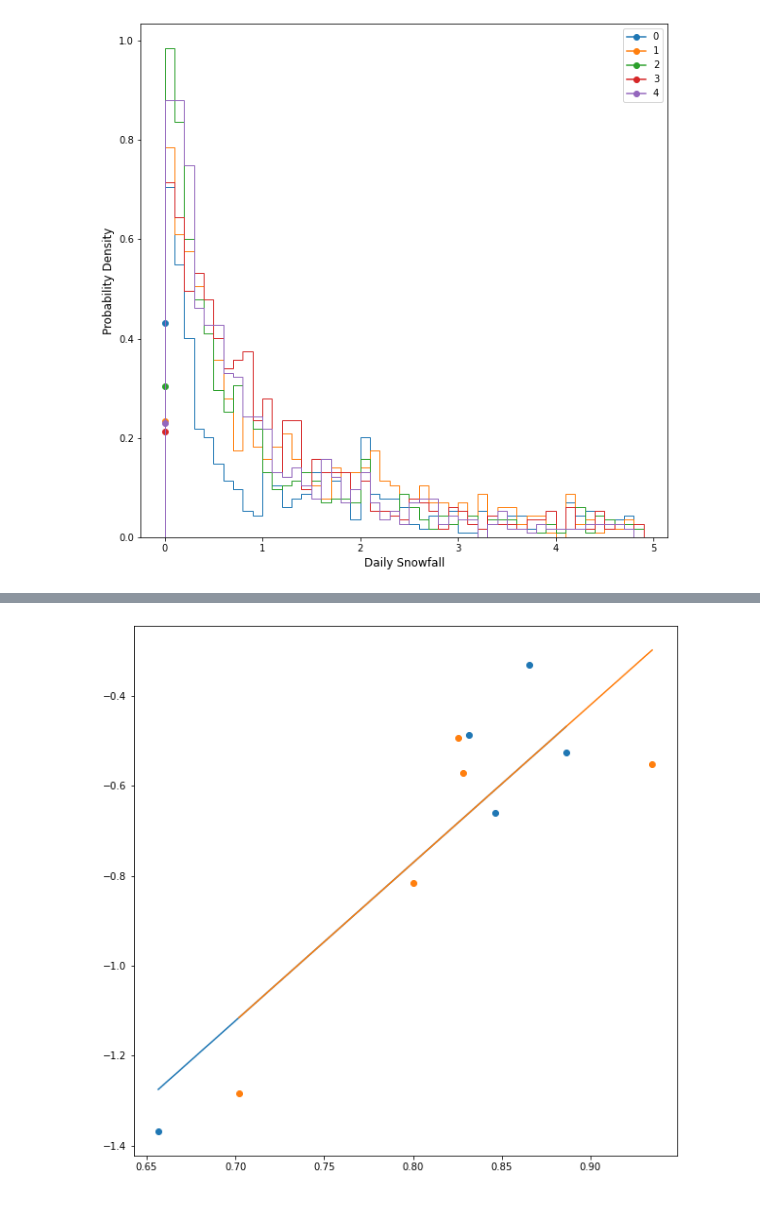
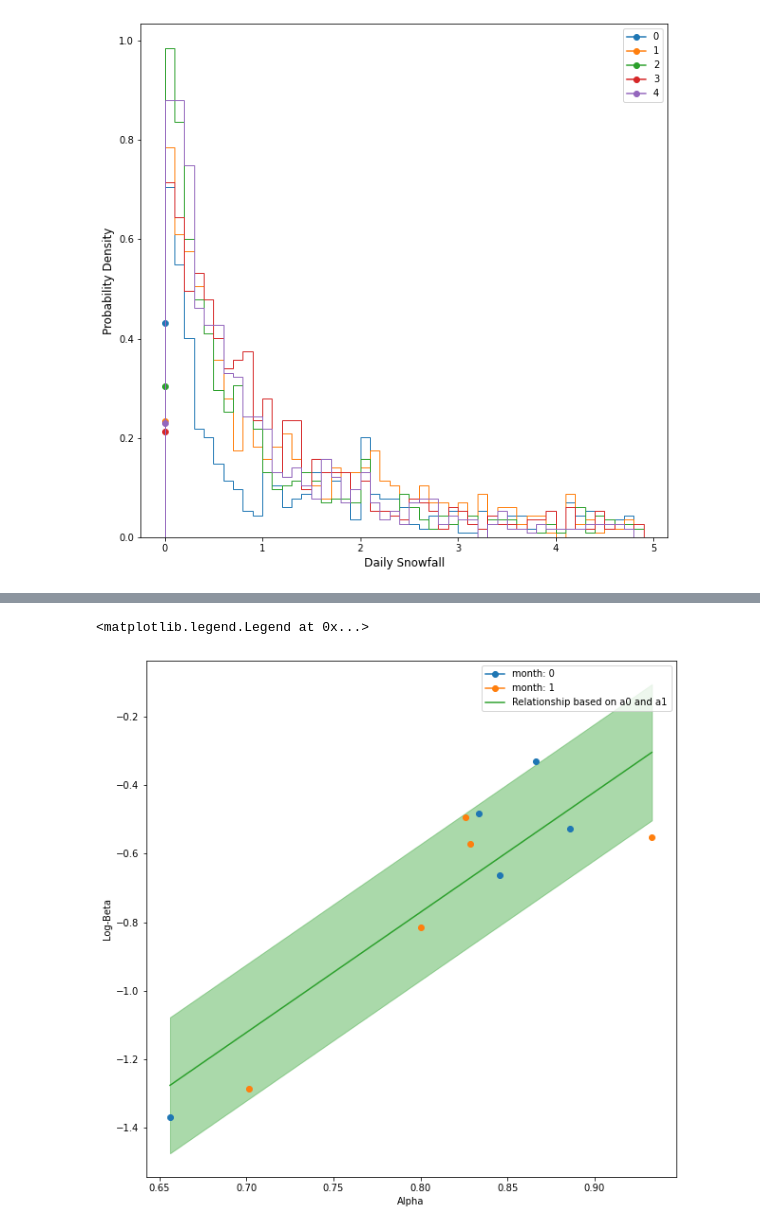
Before and after one commit to Jez-Carter/Bias_Correction, a Jupyter notebook: BC Method Development.ipynb, the cells around one changed output, grey strips where cells are left out. Drawn from its saved outputs; the diff is of its cells as text; code cells hidden in the pictures.

```diff
--- a/BC_Method_Development.ipynb
+++ b/BC Method Development.ipynb
@@ -726,20 +578,0 @@ Time Taken: 224.2789002135396
-# %%
-# Numpyro syntax for running MCMC
-starttime = timeit.default_timer()
-
-# Start from this source of randomness. We will split keys for subsequent operations.
-rng_key = random.PRNGKey(0)
-rng_key, rng_key_ = random.split(rng_key)
-
-# Run NUTS.
-kernel = NUTS(dependency_model)
-# kernel = HMC(model)
-# kernel = BarkerMH(model)
-num_samples = 2000
-num_warmup = 1000
-mcmc = MCMC(kernel, num_warmup=num_warmup, num_samples=num_samples)  # ,num_chains=2)
-mcmc.run(rng_key_, jdata_list)
-mcmc.print_summary()
-samples_1 = mcmc.get_samples()
-
-print("Time Taken:", timeit.default_timer() - starttime)
@@ -819,17 +646,41 @@ for k in np.arange(0,2,1):
 # %%
-for k in np.arange(0,2,1):
-    color = next(plt.gca()._get_lines.prop_cycler)['color']
-    a0 = jnp.expand_dims(samples_1[f"a0"], -1)
-    a1 = jnp.expand_dims(samples_1[f"a1"], -1)
-    alpha_mean_list = []
-    for j in np.arange(0,5,1):
-        alphas = jnp.expand_dims(samples_1[f"alpha_{k}_{j}"], -1)
+# Examining the parametric relationship between Alpha and Beta
+
+alpha_mean_list = []
+a0 = jnp.expand_dims(samples_1[f"a0"], -1)
+a1 = jnp.expand_dims(samples_1[f"a1"], -1)
+betavar = jnp.expand_dims(samples_1[f"betavar"], -1)
+for k in np.arange(0, 2, 1):
+    color = next(plt.gca()._get_lines.prop_cycler)["color"]
+    for j in np.arange(0, 5, 1):
+        alphas = jnp.expand_dims(samples_1[f"alpha{k}"][:, j], -1)
         alpha_mean_list.append(jnp.mean(alphas))
-        betas = jnp.expand_dims(samples_1[f"beta_{k}_{j}"], -1)
-        plt.plot(jnp.mean(alphas),jnp.mean(jnp.log(betas)),marker = 'o',color=color)
+        betas = jnp.expand_dims(samples_1[f"beta{k}"][:, j], -1)
+        plt.plot(
+            jnp.mean(alphas),
+            jnp.mean(jnp.log(betas)),
+            marker="o",
+            color=color,
+            label=f"month: {k}",
+        )
 
-    x = [jnp.min(jnp.array(alpha_mean_list)),jnp.max(jnp.array(alpha_mean_list))]
-    y = jnp.mean(a0)+jnp.mean(a1)*jnp.array(x)
-    plt.plot(x,y,color=color)
+x = [jnp.min(jnp.array(alpha_mean_list)), jnp.max(jnp.array(alpha_mean_list))]
+y = jnp.mean(a0) + jnp.mean(a1) * jnp.array(x)
+color = next(plt.gca()._get_lines.prop_cycler)["color"]
+plt.plot(x, y, label="Relationship based on a0 and a1", color=color)
+plt.fill_between(
+    x,
+    y1=y - jnp.mean(betavar),
+    y2=y + jnp.mean(betavar),
+    alpha=0.4,
+    color=color,
+)
+plt.xlabel("Alpha")
+plt.ylabel("Log-Beta")
+# Below is some code for plotting a non-repeating legend
+handles, labels = plt.gca().get_legend_handles_labels()
+by_label = dict(zip(labels, handles))
+plt.legend(by_label.values(), by_label.keys())
 # %% [output]
+<matplotlib.legend.Legend at 0x...>
-[figure, old version]
+[figure, new version]
```
Also changed, not shown: parts of 26 cells of this notebook, 1 other file.
